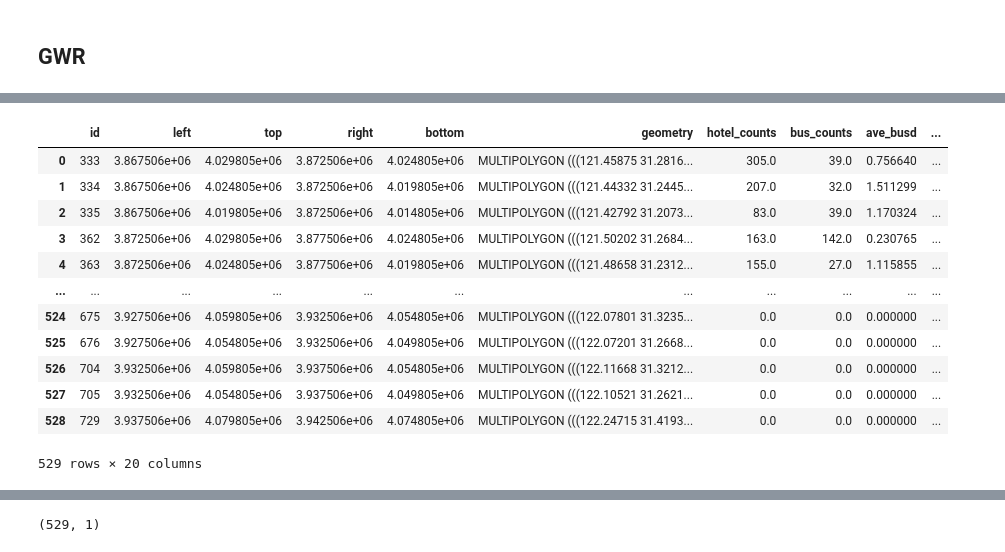
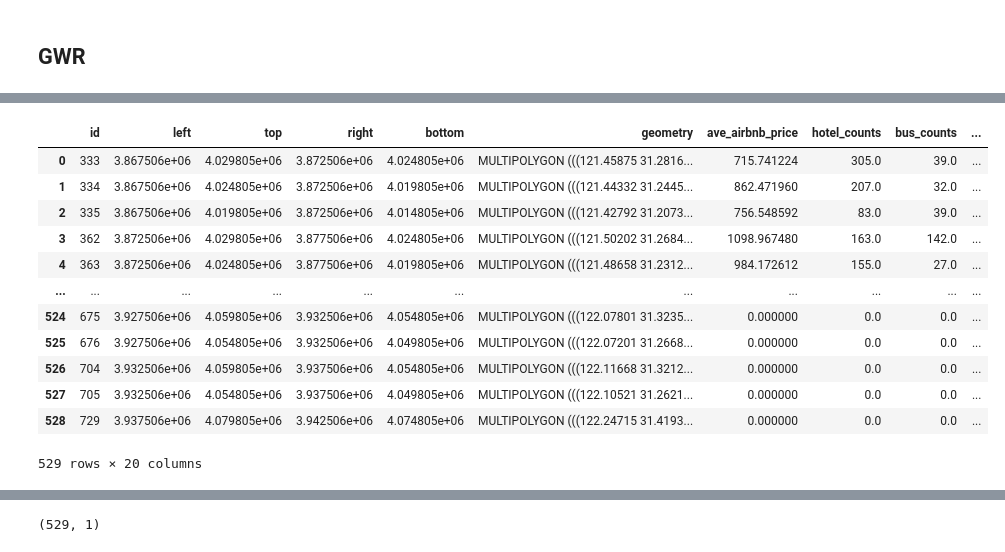
Before and after one commit to hyjucl/disser, a Jupyter notebook: clean_airbnb.ipynb, the cells around one changed output, grey strips where cells are left out. Saved outputs shown, nothing was run; the diff lists cells and outputs as text; code cells hidden in the pictures.

```diff
--- a/clean_airbnb.ipynb
+++ b/clean_airbnb.ipynb
@@ -3094,6 +3117,8 @@ count_11_g
 count_11_g['log_ave_airbnb_price'] = np.log(count_11_g['ave_airbnb_price'])
 count_11_g['log_ave_rental_price'] = np.log(count_11_g['ave_rental_price_per_night'])
 count_11_g['log_ave_rental_price'] = count_11_g['log_ave_rental_price'].fillna(0)
+# %%
+data_p = count_11_g.drop(['airbnb_counts','ave_rental_price','ave_rental_price_per_night','log_ave_rental_price','trans','log_ave_airbnb_price'],axis=1)
 # %%
 data_re = count_11_g.drop(['ave_airbnb_price','airbnb_counts','ave_rental_price','ave_rental_price_per_night','log_ave_rental_price','trans'],axis=1)
 data_re
@@ -3319,8 +3344,12 @@ strong multicollinearity or other numerical problems.
 # %% [markdown]
 ## GWR
 # %%
-data_re1 = data_re.reset_index()
+# data_re1 = data_re.reset_index()
+# data_re1.rename(columns = {'id_left':'id'}, inplace = True)
+data_re1 = data_p.reset_index()
 data_re1.rename(columns = {'id_left':'id'}, inplace = True)
+data_re2 = data_re.reset_index()
+data_re2.rename(columns = {'id_left':'id'}, inplace = True)
 # %%
 gdf = sssh_grid.copy()
 # %%
@@ -3337,5 +3363,6 @@ plt.show()
 # %%
 # merge the ave price of airbnb and the box id
 gdf = sssh_grid.merge(data_re1, on='id', how ='left')
+gdf1 = sssh_grid.merge(data_re2, on='id', how ='left')
 gdf
 # %% [output]
@@ -3354,18 +3381,19 @@ gdf
 529 rows × 20 columns
 # %%
 gdf = gdf.fillna(0)
+gdf1 = gdf1.fillna(0)
 gdf
 # %% [output]
-|  | id | left | top | right | bottom | geometry | hotel_counts | bus_counts | ave_busd | ... |
-| 0 | 333 | 3.867506e+06 | 4.029805e+06 | 3.872506e+06 | 4.024805e+06 | MULTIPOLYGON (((121.45875 31.2816... | 305.0 | 39.0 | 0.756640 | ... |
-| 1 | 334 | 3.867506e+06 | 4.024805e+06 | 3.872506e+06 | 4.019805e+06 | MULTIPOLYGON (((121.44332 31.2445... | 207.0 | 32.0 | 1.511299 | ... |
-| 2 | 335 | 3.867506e+06 | 4.019805e+06 | 3.872506e+06 | 4.014805e+06 | MULTIPOLYGON (((121.42792 31.2073... | 83.0 | 39.0 | 1.170324 | ... |
-| 3 | 362 | 3.872506e+06 | 4.029805e+06 | 3.877506e+06 | 4.024805e+06 | MULTIPOLYGON (((121.50202 31.2684... | 163.0 | 142.0 | 0.230765 | ... |
-| 4 | 363 | 3.872506e+06 | 4.024805e+06 | 3.877506e+06 | 4.019805e+06 | MULTIPOLYGON (((121.48658 31.2312... | 155.0 | 27.0 | 1.115855 | ... |
+|  | id | left | top | right | bottom | geometry | ave_airbnb_price | hotel_counts | bus_counts | ... |
+| 0 | 333 | 3.867506e+06 | 4.029805e+06 | 3.872506e+06 | 4.024805e+06 | MULTIPOLYGON (((121.45875 31.2816... | 715.741224 | 305.0 | 39.0 | ... |
+| 1 | 334 | 3.867506e+06 | 4.024805e+06 | 3.872506e+06 | 4.019805e+06 | MULTIPOLYGON (((121.44332 31.2445... | 862.471960 | 207.0 | 32.0 | ... |
+| 2 | 335 | 3.867506e+06 | 4.019805e+06 | 3.872506e+06 | 4.014805e+06 | MULTIPOLYGON (((121.42792 31.2073... | 756.548592 | 83.0 | 39.0 | ... |
+| 3 | 362 | 3.872506e+06 | 4.029805e+06 | 3.877506e+06 | 4.024805e+06 | MULTIPOLYGON (((121.50202 31.2684... | 1098.967480 | 163.0 | 142.0 | ... |
+| 4 | 363 | 3.872506e+06 | 4.024805e+06 | 3.877506e+06 | 4.019805e+06 | MULTIPOLYGON (((121.48658 31.2312... | 984.172612 | 155.0 | 27.0 | ... |
 | ... | ... | ... | ... | ... | ... | ... | ... | ... | ... | ... |
-| 524 | 675 | 3.927506e+06 | 4.059805e+06 | 3.932506e+06 | 4.054805e+06 | MULTIPOLYGON (((122.07801 31.3235... | 0.0 | 0.0 | 0.000000 | ... |
-| 525 | 676 | 3.927506e+06 | 4.054805e+06 | 3.932506e+06 | 4.049805e+06 | MULTIPOLYGON (((122.07201 31.2668... | 0.0 | 0.0 | 0.000000 | ... |
-| 526 | 704 | 3.932506e+06 | 4.059805e+06 | 3.937506e+06 | 4.054805e+06 | MULTIPOLYGON (((122.11668 31.3212... | 0.0 | 0.0 | 0.000000 | ... |
-| 527 | 705 | 3.932506e+06 | 4.054805e+06 | 3.937506e+06 | 4.049805e+06 | MULTIPOLYGON (((122.10521 31.2621... | 0.0 | 0.0 | 0.000000 | ... |
-| 528 | 729 | 3.937506e+06 | 4.079805e+06 | 3.942506e+06 | 4.074805e+06 | MULTIPOLYGON (((122.24715 31.4193... | 0.0 | 0.0 | 0.000000 | ... |
+| 524 | 675 | 3.927506e+06 | 4.059805e+06 | 3.932506e+06 | 4.054805e+06 | MULTIPOLYGON (((122.07801 31.3235... | 0.000000 | 0.0 | 0.0 | ... |
+| 525 | 676 | 3.927506e+06 | 4.054805e+06 | 3.932506e+06 | 4.049805e+06 | MULTIPOLYGON (((122.07201 31.2668... | 0.000000 | 0.0 | 0.0 | ... |
+| 526 | 704 | 3.932506e+06 | 4.059805e+06 | 3.937506e+06 | 4.054805e+06 | MULTIPOLYGON (((122.11668 31.3212... | 0.000000 | 0.0 | 0.0 | ... |
+| 527 | 705 | 3.932506e+06 | 4.054805e+06 | 3.937506e+06 | 4.049805e+06 | MULTIPOLYGON (((122.10521 31.2621... | 0.000000 | 0.0 | 0.0 | ... |
+| 528 | 729 | 3.937506e+06 | 4.079805e+06 | 3.942506e+06 | 4.074805e+06 | MULTIPOLYGON (((122.24715 31.4193... | 0.000000 | 0.0 | 0.0 | ... |
 529 rows × 20 columns
```
Also changed, not shown: parts of 12 cells of this notebook.
